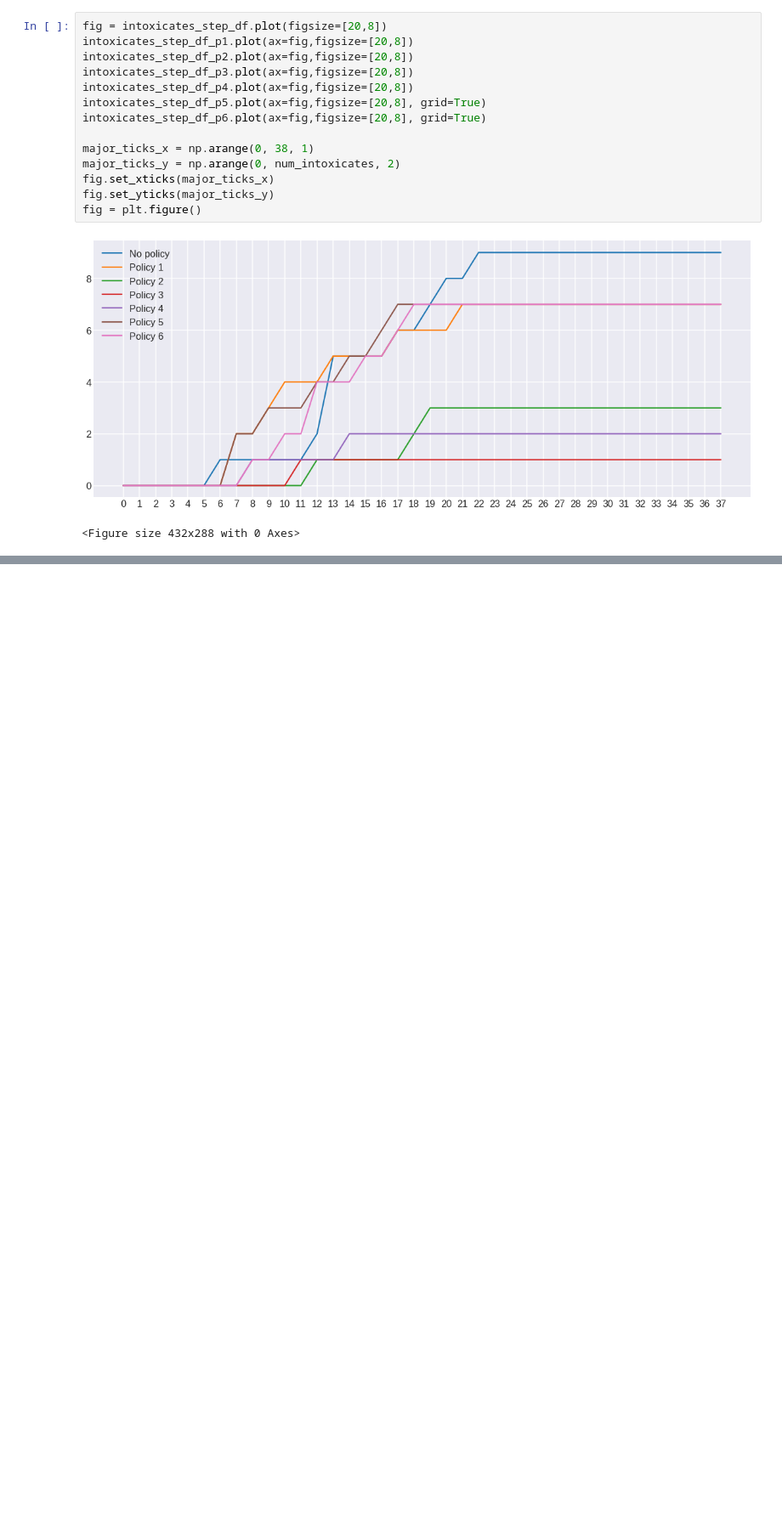
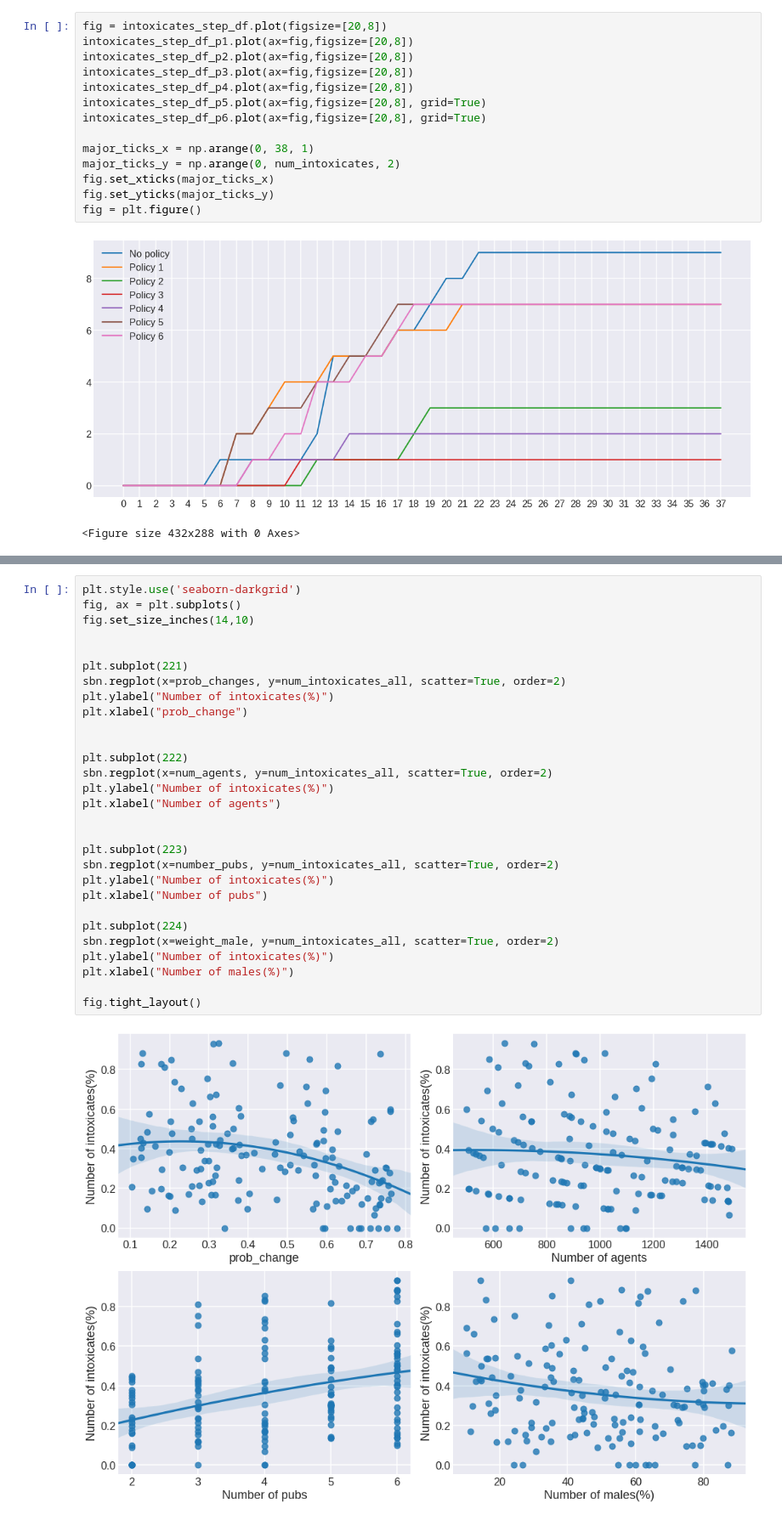
Before and after one commit to amujica/Pubcrawl, a Jupyter notebook: Datos-Total.ipynb, the cells around one changed output, grey strips where cells are left out. Shown at 85% size. Cells and saved outputs as stored; diff of their text form; blank space fills up the shorter version.

```diff
--- a/Datos-Total.ipynb
+++ b/Datos-Total.ipynb
@@ -647,0 +771,31 @@ fig = plt.figure()
+# %%
+plt.style.use('seaborn-darkgrid')
+fig, ax = plt.subplots()
+fig.set_size_inches(14,10)
+
+
+plt.subplot(221)
+sbn.regplot(x=prob_changes, y=num_intoxicates_all, scatter=True, order=2)
+plt.ylabel("Number of intoxicates(%)")
+plt.xlabel("prob_change")
+
+
+plt.subplot(222)
+sbn.regplot(x=num_agents, y=num_intoxicates_all, scatter=True, order=2)
+plt.ylabel("Number of intoxicates(%)")
+plt.xlabel("Number of agents")
+
+
+plt.subplot(223)
+sbn.regplot(x=number_pubs, y=num_intoxicates_all, scatter=True, order=2)
+plt.ylabel("Number of intoxicates(%)")
+plt.xlabel("Number of pubs")
+
+plt.subplot(224)
+sbn.regplot(x=weight_male, y=num_intoxicates_all, scatter=True, order=2)
+plt.ylabel("Number of intoxicates(%)")
+plt.xlabel("Number of males(%)")
+
+fig.tight_layout()
+# %% [output]
+[figure, added]
```
Also changed, not shown: parts of 10 cells of this notebook, 4 other files.
